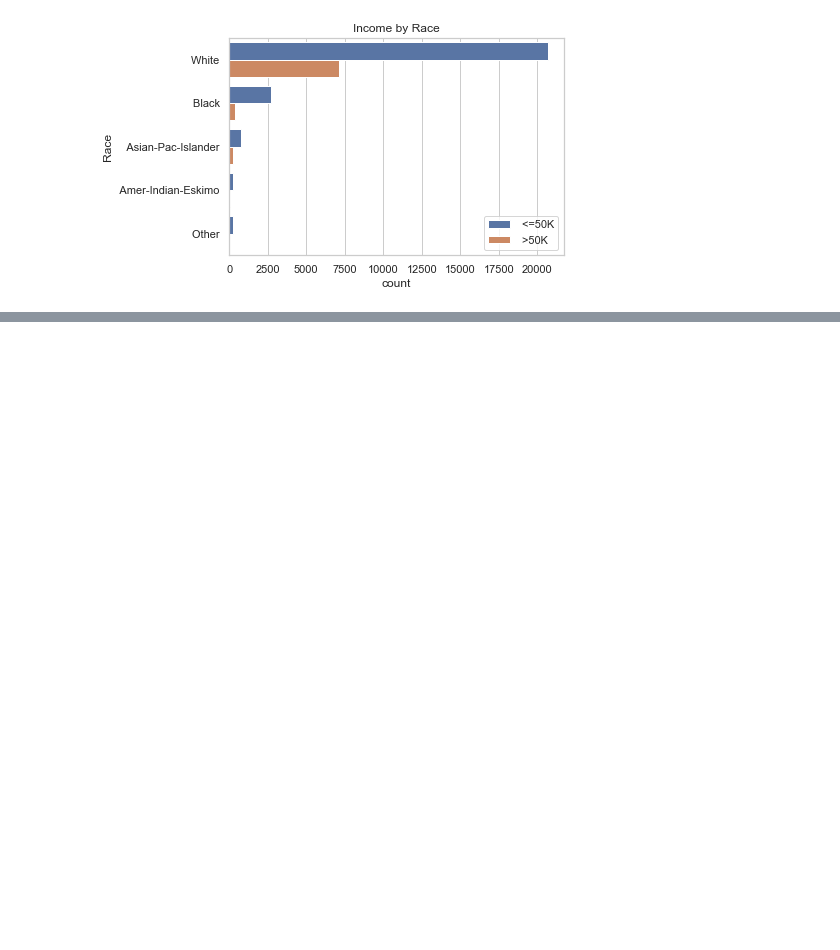
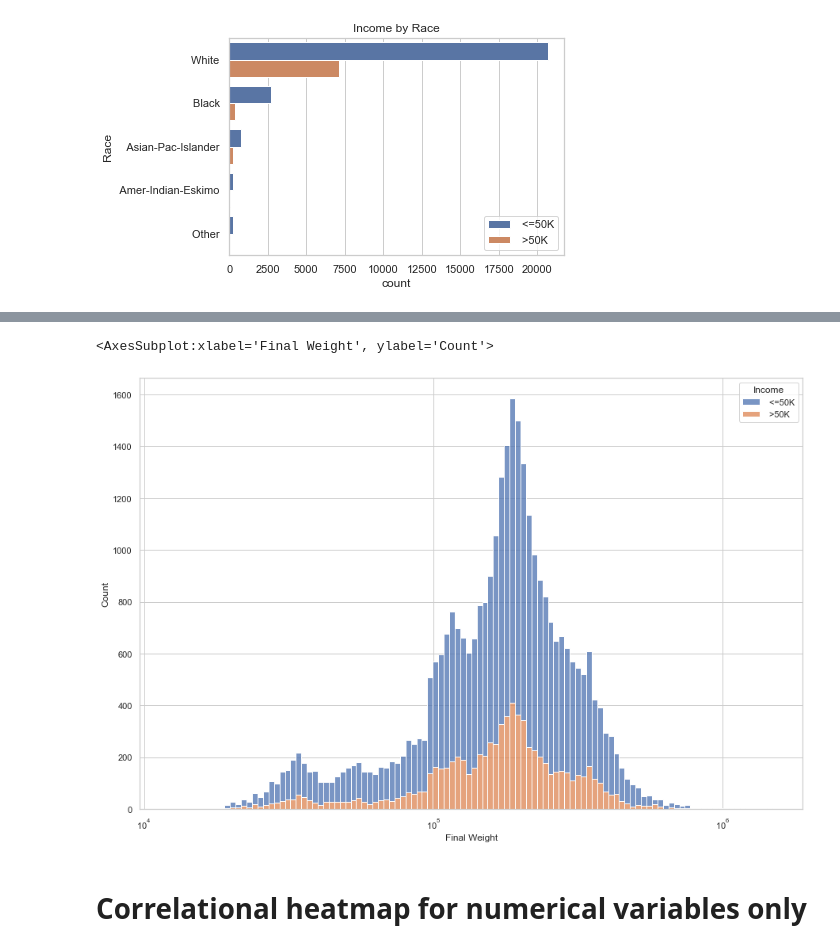
Before and after one commit to data301-2021-summer2/project-group6-project, a Jupyter notebook: analysis/EDA.ipynb, the cells around one changed output, grey strips where cells are left out. Cells and saved outputs as stored; diff of their text form; code cells hidden in the pictures; blank space fills up the shorter version.

```diff
--- a/analysis/EDA.ipynb
+++ b/analysis/EDA.ipynb
@@ -97,0 +108,8 @@ plt.show()
+# %%
+plt.figure(figsize=(15,10))
+sns.histplot(data=df, x="Final Weight", hue="Income", multiple="stack", log_scale=True)
+# %% [output]
+<AxesSubplot:xlabel='Final Weight', ylabel='Count'>
+[figure, added]
+# %% [markdown]
+# Correlational heatmap for numerical variables only
```
Also changed, not shown: parts of 8 cells of this notebook, 3 other files.
